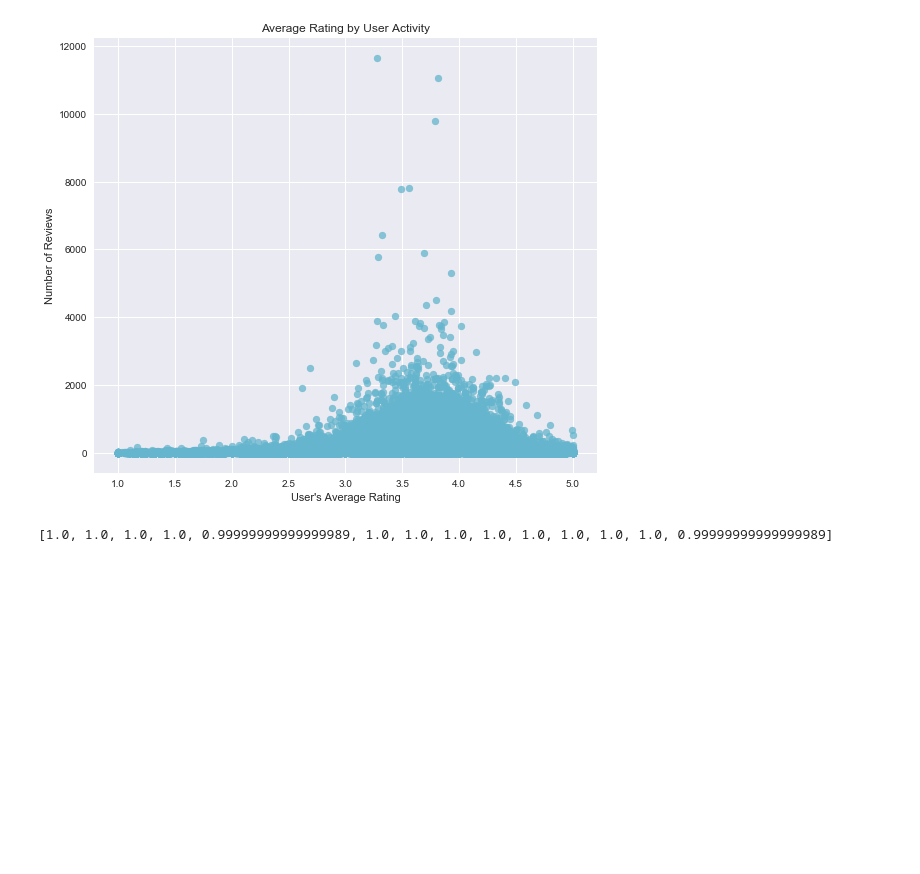
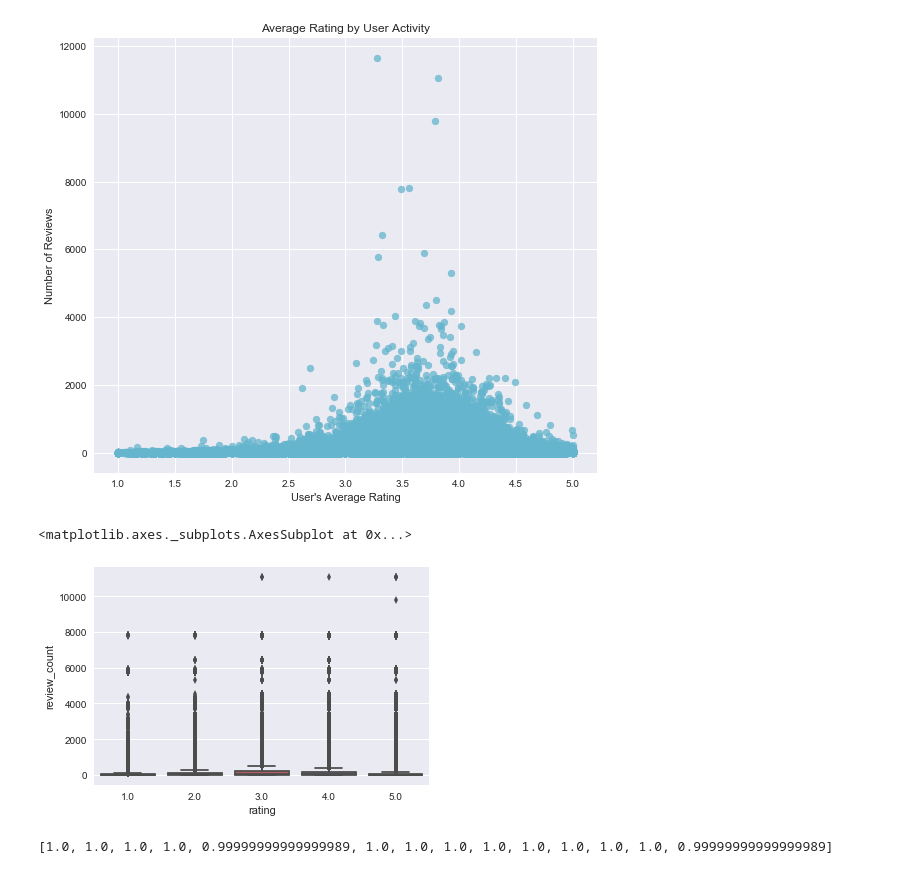
Before and after one commit to mwoluchem/Recommendations_CS209, a Jupyter notebook: Recommendations_EDA-JD-lateMon.ipynb, the cells around one changed output. Cells and saved outputs as stored; diff of their text form; code cells hidden in the pictures; blank space fills up the shorter version.

```diff
--- a/Recommendations_EDA-JD-lateMon.ipynb
+++ b/Recommendations_EDA-JD-lateMon.ipynb
@@ -171,6 +171,11 @@ plt.title('Average Rating by User Activity')
 # %% [output]
 <matplotlib.text.Text at 0x...>
 [figure]
+# %%
+sns.boxplot('rating','review_count', data=user_review_viz)
+# %% [output]
+<matplotlib.axes._subplots.AxesSubplot at 0x...>
+[figure, added]
 # %%
 elite_lvl = np.array(user_review_viz['elite_count'].unique())
 elite_lvl.sort()
```
Also changed, not shown: parts of 2 cells of this notebook.
